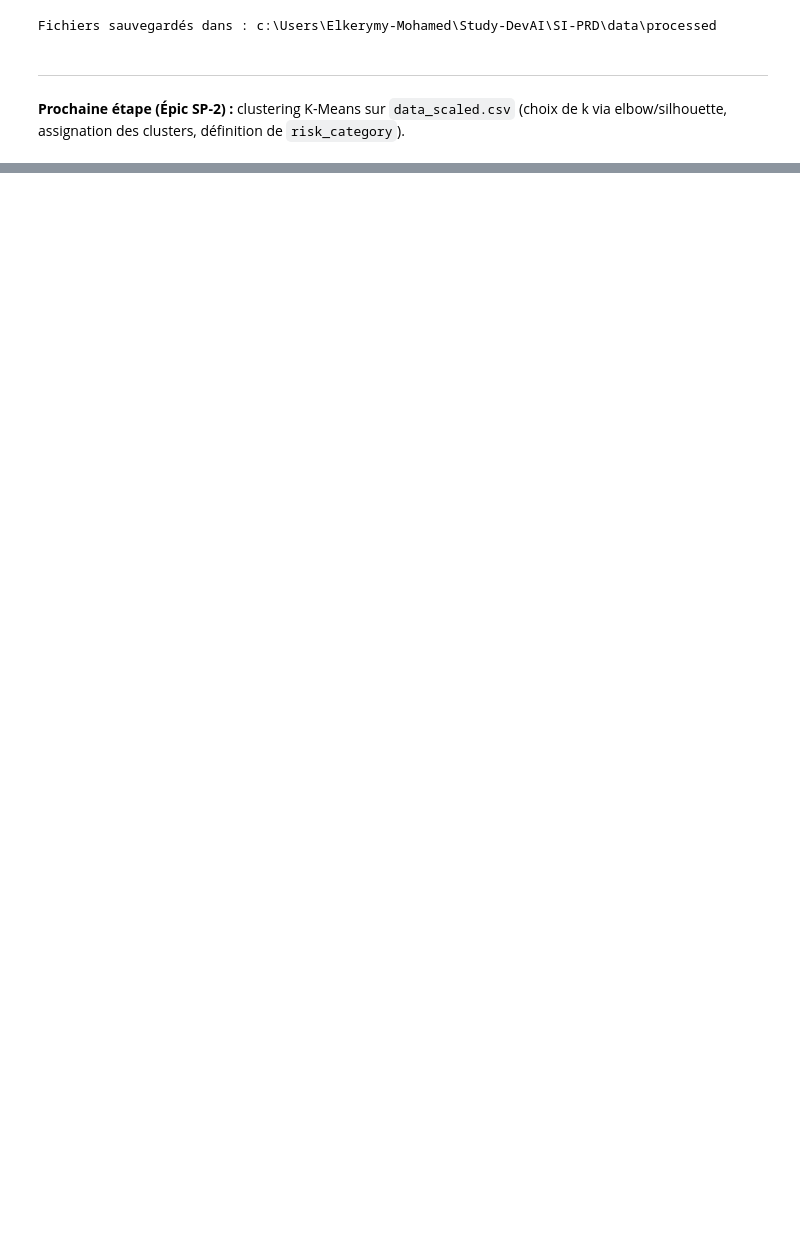
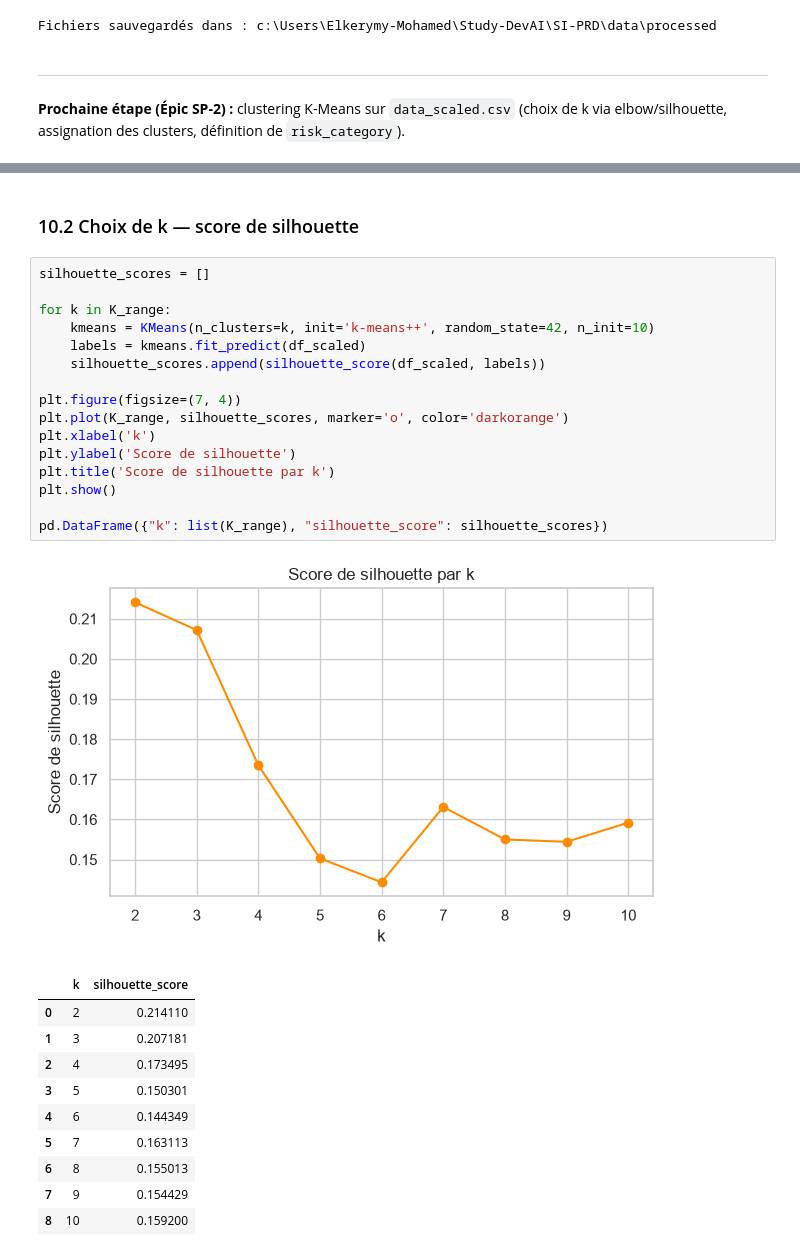
Before and after one commit to jerymy-k/SI-PRD, a Jupyter notebook: notebooks/main.ipynb, the cells around one changed output, grey strips where cells are left out. Cells and saved outputs as stored; diff of their text form; blank space fills up the shorter version.

```diff
--- a/notebooks/main.ipynb
+++ b/notebooks/main.ipynb
@@ -358,0 +342,30 @@ plt.show()
+# %% [markdown]
+### 10.2 Choix de k — score de silhouette
+# %%
+silhouette_scores = []
+
+for k in K_range:
+    kmeans = KMeans(n_clusters=k, init='k-means++', random_state=42, n_init=10)
+    labels = kmeans.fit_predict(df_scaled)
+    silhouette_scores.append(silhouette_score(df_scaled, labels))
+
+plt.figure(figsize=(7, 4))
+plt.plot(K_range, silhouette_scores, marker='o', color='darkorange')
+plt.xlabel('k')
+plt.ylabel('Score de silhouette')
+plt.title('Score de silhouette par k')
+plt.show()
+
+pd.DataFrame({"k": list(K_range), "silhouette_score": silhouette_scores})
+# %% [output]
+[figure, added]
+|  | k | silhouette_score |
+| 0 | 2 | 0.214110 |
+| 1 | 3 | 0.207181 |
+| 2 | 4 | 0.173495 |
+| 3 | 5 | 0.150301 |
+| 4 | 6 | 0.144349 |
+| 5 | 7 | 0.163113 |
+| 6 | 8 | 0.155013 |
+| 7 | 9 | 0.154429 |
+| 8 | 10 | 0.159200 |
```
Also changed, not shown: parts of 22 cells of this notebook.
